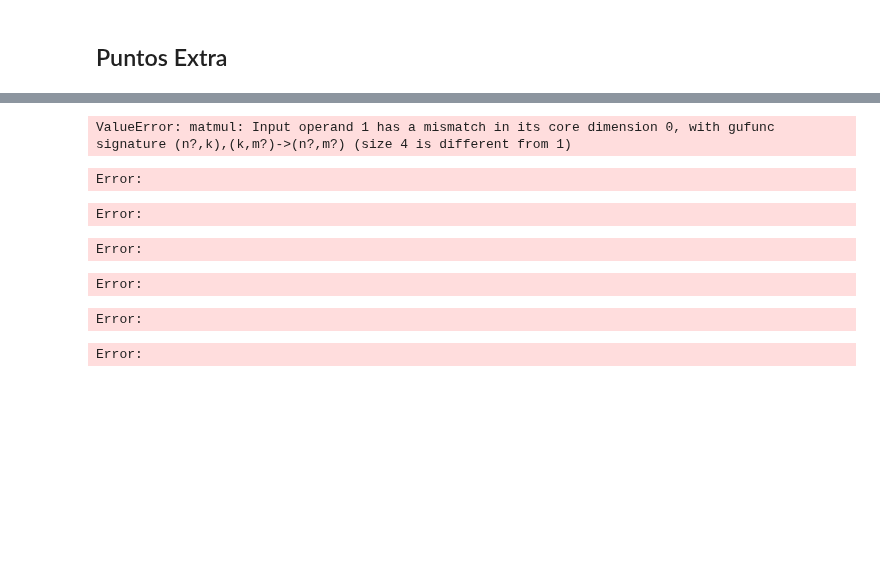
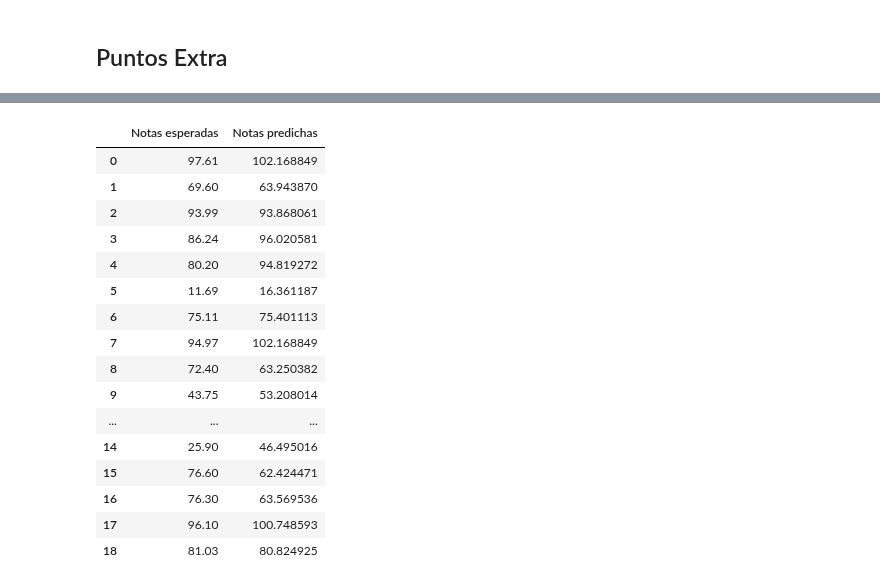
Before and after one commit to JulianCamacho/CE-5506-Reconocimiento-de-Patrones, a Jupyter notebook: Proyecto1/Proyecto1.ipynb, the cells around one changed output, grey strips where cells are left out. Drawn from its saved outputs; the diff is of its cells as text; code cells hidden in the pictures; blank space fills up the shorter version.

Commit message:
Se agregan puntos extra

```diff
--- a/Proyecto1/Proyecto1.ipynb
+++ b/Proyecto1/Proyecto1.ipynb
@@ -1104,19 +1115,36 @@ Error:
 # %%
 #Instanciar Regresión Lineal de Numpy
-linear_reg = LinearRegression(n_features=4)
 
-#Tomar tiempo de ejecución
-params = linear_reg.train(X_train_arqui_extra, y_train_arqui_extra, epochs=200, learning_rate=0.225)
-pred = linear_reg.predict(np.array(X_test_arqui_extra))
+# Create and fit the custom linear regression model
+model = Linear_Regression()
+model.fit(X_train_arqui_extra, y_train_arqui_extra)
 
-#Graficar
-plt.scatter(x[:180], y[:180], color='red')
-plt.plot(x[:180], pred[:180])
+# Predict target values for new input
+predicted_y = model.predict(X_test_arqui_extra)
+
+comparisson = {
+  "Notas esperadas": y_test_arqui_extra[:20],
+  "Notas predichas": predicted_y[:20]
+}
+pd.DataFrame(comparisson, index = list(range(19)))
+
+#print('Esperados: ', y_test_arqui_extra)
+#print('Predicted values:', predicted_y)
 # %% [output]
-ValueError: matmul: Input operand 1 has a mismatch in its core dimension 0, with gufunc signature (n?,k),(k,m?)->(n?,m?) (size 4 is different from 1)
-Error:
-Error:
-Error:
-Error:
-Error:
-Error:
+|  | Notas esperadas | Notas predichas |
+| 0 | 97.61 | 102.168849 |
+| 1 | 69.60 | 63.943870 |
+| 2 | 93.99 | 93.868061 |
+| 3 | 86.24 | 96.020581 |
+| 4 | 80.20 | 94.819272 |
+| 5 | 11.69 | 16.361187 |
+| 6 | 75.11 | 75.401113 |
+| 7 | 94.97 | 102.168849 |
+| 8 | 72.40 | 63.250382 |
+| 9 | 43.75 | 53.208014 |
+| ... | ... | ... |
+| 14 | 25.90 | 46.495016 |
+| 15 | 76.60 | 62.424471 |
+| 16 | 76.30 | 63.569536 |
+| 17 | 96.10 | 100.748593 |
+| 18 | 81.03 | 80.824925 |
```
Also changed, not shown: parts of 4 cells of this notebook.
